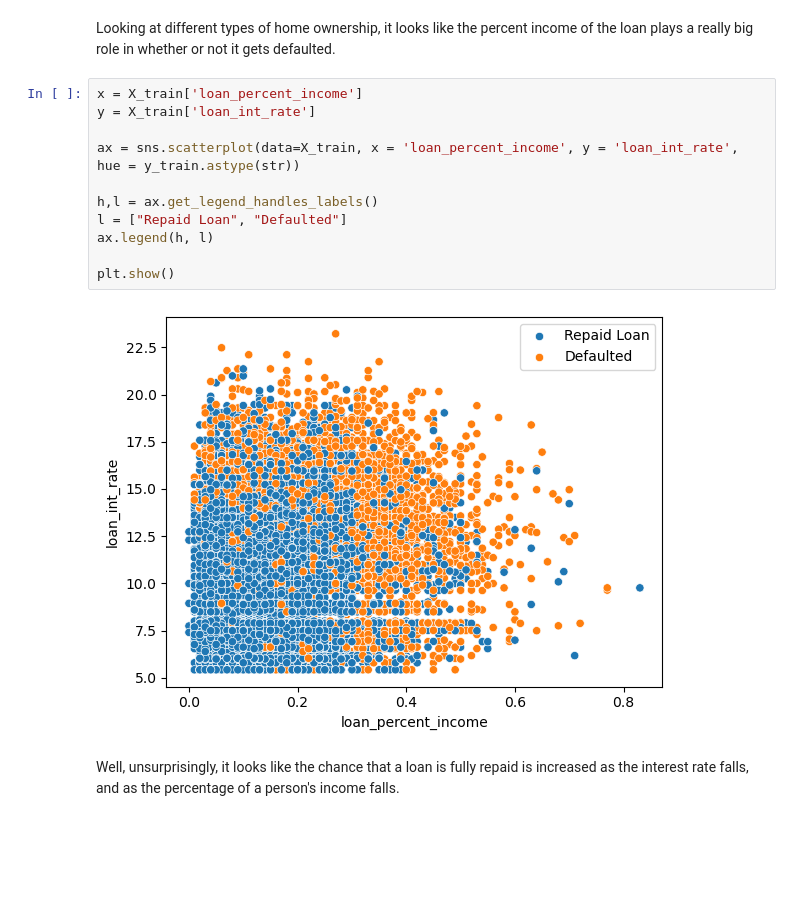
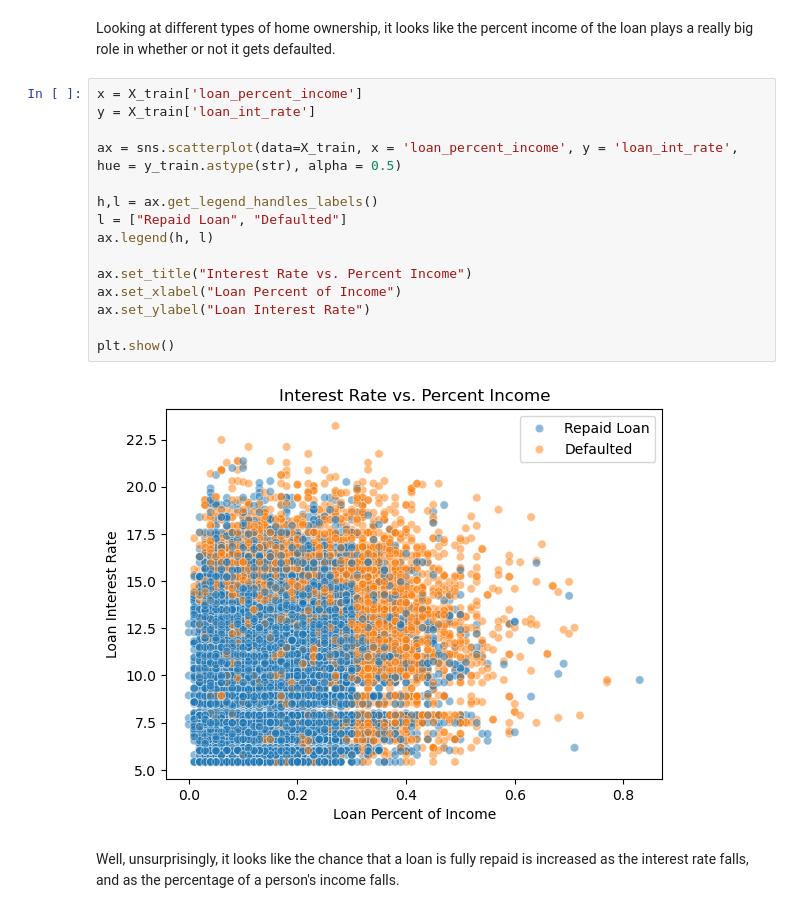
Before and after one commit to ShadowedSpace/ShadowedSpace.github.io, a Jupyter notebook: posts/BP2/BP2.ipynb, the cells around one changed output. Saved outputs shown, nothing was run; the diff lists cells and outputs as text; blank space fills up the shorter version.

```diff
--- a/posts/BP2/BP2.ipynb
+++ b/posts/BP2/BP2.ipynb
@@ -68,16 +73,20 @@ Looking at different types of home ownership, it looks like the percent income o
 # %%
 x = X_train['loan_percent_income']
 y = X_train['loan_int_rate']
 
-ax = sns.scatterplot(data=X_train, x = 'loan_percent_income', y = 'loan_int_rate', hue = y_train.astype(str))
+ax = sns.scatterplot(data=X_train, x = 'loan_percent_income', y = 'loan_int_rate', hue = y_train.astype(str), alpha = 0.5)
 
 h,l = ax.get_legend_handles_labels()
 l = ["Repaid Loan", "Defaulted"]
 ax.legend(h, l)
 
+ax.set_title("Interest Rate vs. Percent Income")
+ax.set_xlabel("Loan Percent of Income")
+ax.set_ylabel("Loan Interest Rate")
+
 plt.show()
 # %% [output]
-[figure, old version]
+[figure, new version]
 # %% [markdown]
 Well, unsurprisingly, it looks like the chance that a loan is fully repaid is increased as the interest rate falls, and as the percentage of a person's income falls.
 # %%
```
Also changed, not shown: parts of 7 cells of this notebook, 5 other files.
